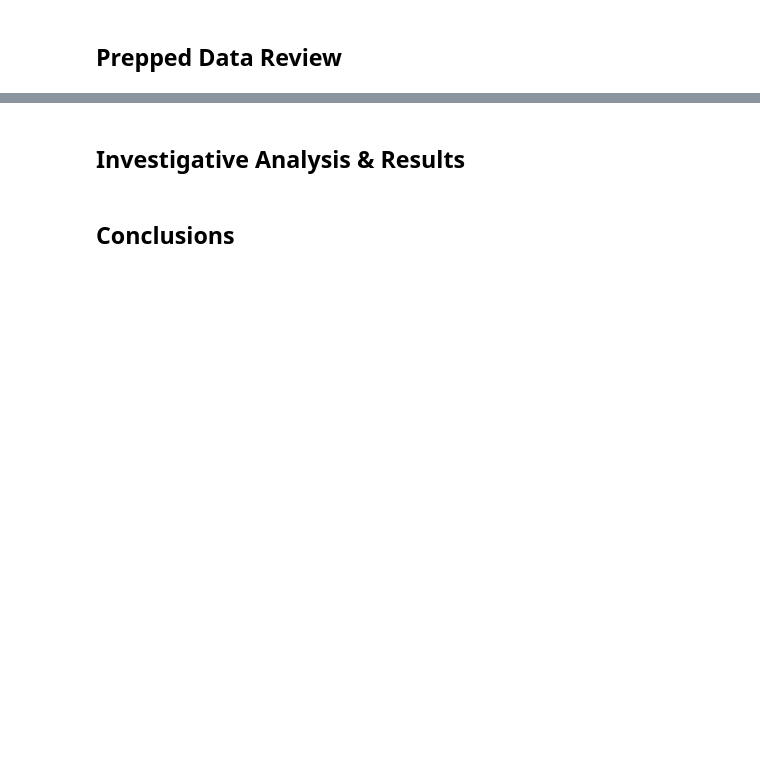
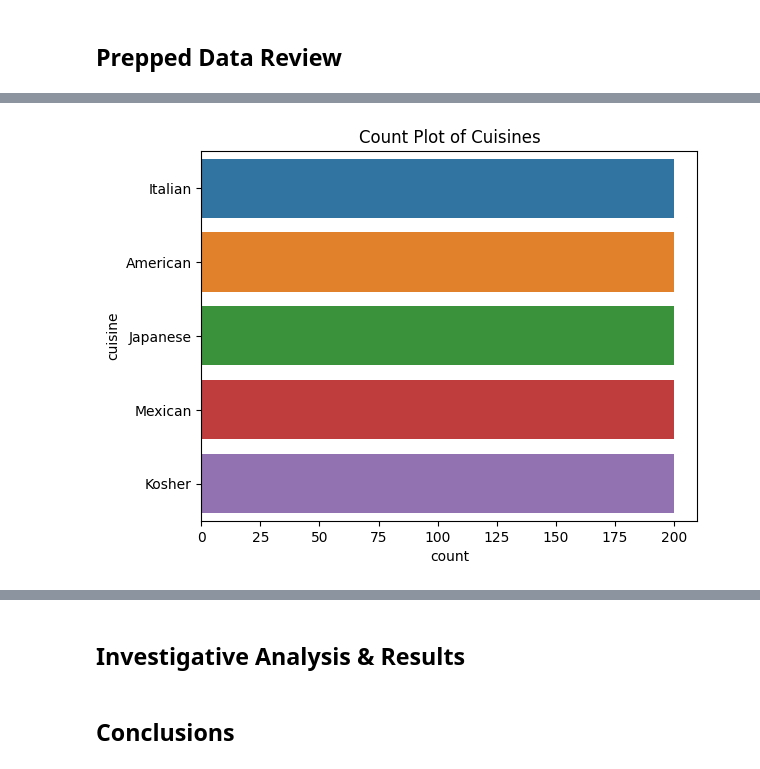
Before and after one commit to benbesthof/goodrestaurants, a Jupyter notebook: src/restaurant_analysis/restaurant_analysis.ipynb, the cells around one changed output, grey strips where cells are left out. Saved outputs shown, nothing was run; the diff lists cells and outputs as text; code cells hidden in the pictures; blank space fills up the shorter version.

```diff
--- a/src/restaurant_analysis/restaurant_analysis.ipynb
+++ b/src/restaurant_analysis/restaurant_analysis.ipynb
@@ -202,0 +285,6 @@ Data Shape: (1000, 7)
+# %%
+
+# Count Plot for Cuisines
+eda.plot_cuisine_count()
+# %% [output]
+[figure, added]
```
Also changed, not shown: parts of 12 cells of this notebook, 2 other files.
